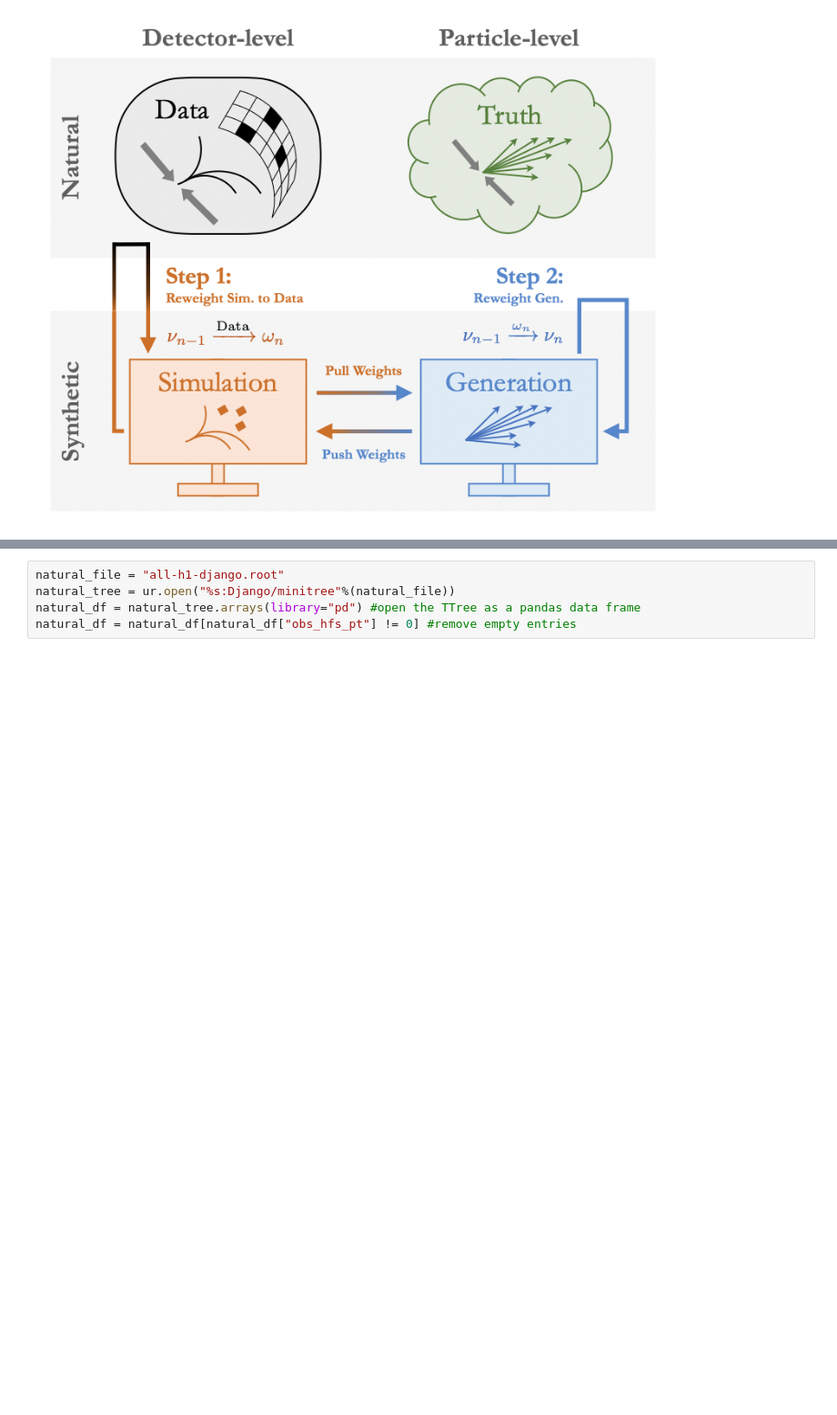
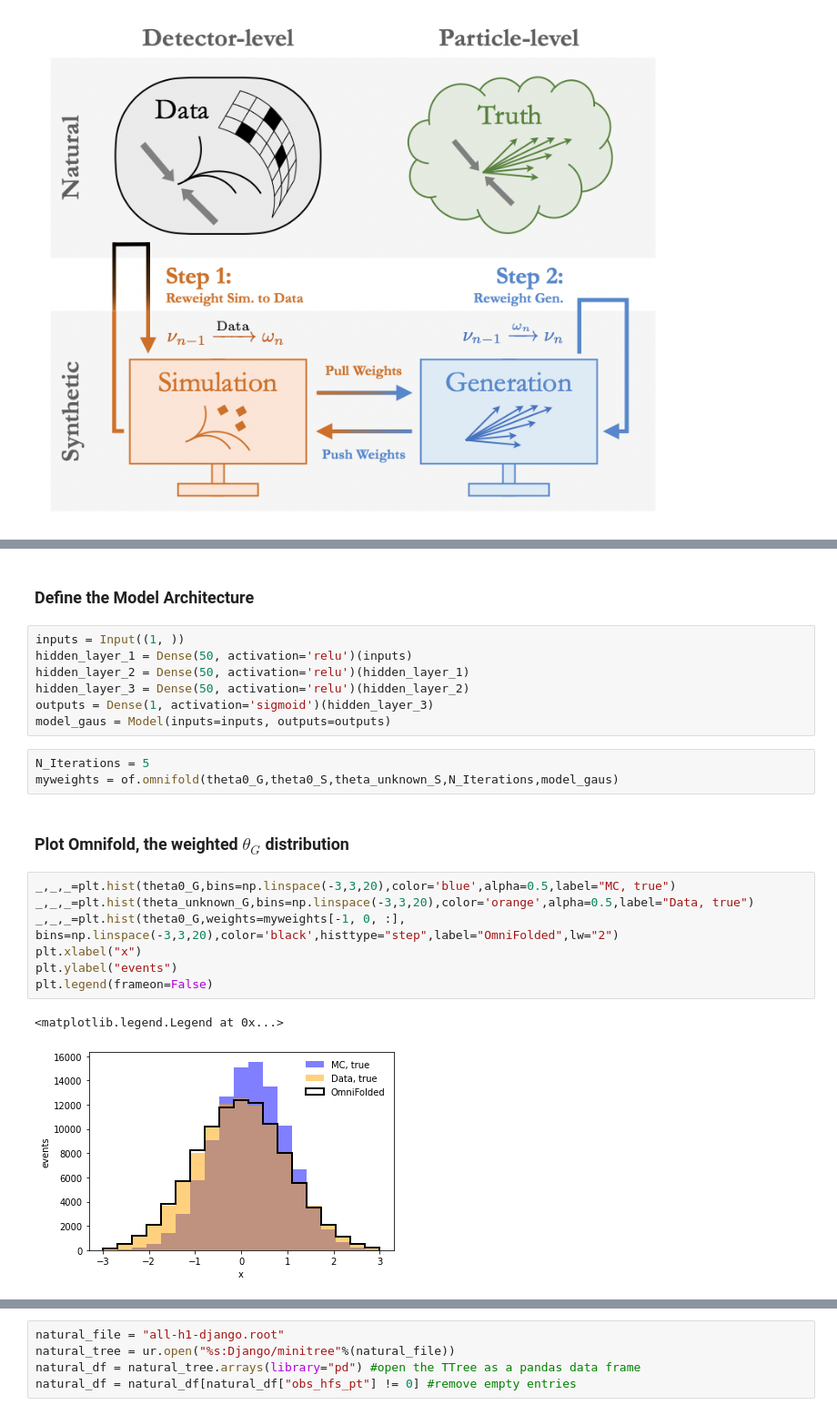
Before and after one commit to ftoralesacosta/AI4EIC_Omnifold, a Jupyter notebook: DIS_Omnifold.ipynb, the cells around one changed output, grey strips where cells are left out. Shown: that part at 91% size. Drawn from its saved outputs; the diff is of its cells as text; blank space fills up the shorter version.

```diff
--- a/DIS_Omnifold.ipynb
+++ b/DIS_Omnifold.ipynb
@@ -29,0 +61,24 @@ Image(filename='Omnifold.png')
+# %% [markdown]
+### Define the Model Architecture
+# %%
+inputs = Input((1, ))
+hidden_layer_1 = Dense(50, activation='relu')(inputs)
+hidden_layer_2 = Dense(50, activation='relu')(hidden_layer_1)
+hidden_layer_3 = Dense(50, activation='relu')(hidden_layer_2)
+outputs = Dense(1, activation='sigmoid')(hidden_layer_3)
+model_gaus = Model(inputs=inputs, outputs=outputs)
+# %%
+N_Iterations = 5
+myweights = of.omnifold(theta0_G,theta0_S,theta_unknown_S,N_Iterations,model_gaus)
+# %% [markdown]
+### Plot Omnifold, the weighted $\theta_G$ distribution
+# %%
+_,_,_=plt.hist(theta0_G,bins=np.linspace(-3,3,20),color='blue',alpha=0.5,label="MC, true")
+_,_,_=plt.hist(theta_unknown_G,bins=np.linspace(-3,3,20),color='orange',alpha=0.5,label="Data, true")
+_,_,_=plt.hist(theta0_G,weights=myweights[-1, 0, :], bins=np.linspace(-3,3,20),color='black',histtype="step",label="OmniFolded",lw="2")
+plt.xlabel("x")
+plt.ylabel("events")
+plt.legend(frameon=False)
+# %% [output]
+<matplotlib.legend.Legend at 0x...>
+[figure, added]
```
Also changed, not shown: parts of 26 cells of this notebook.
